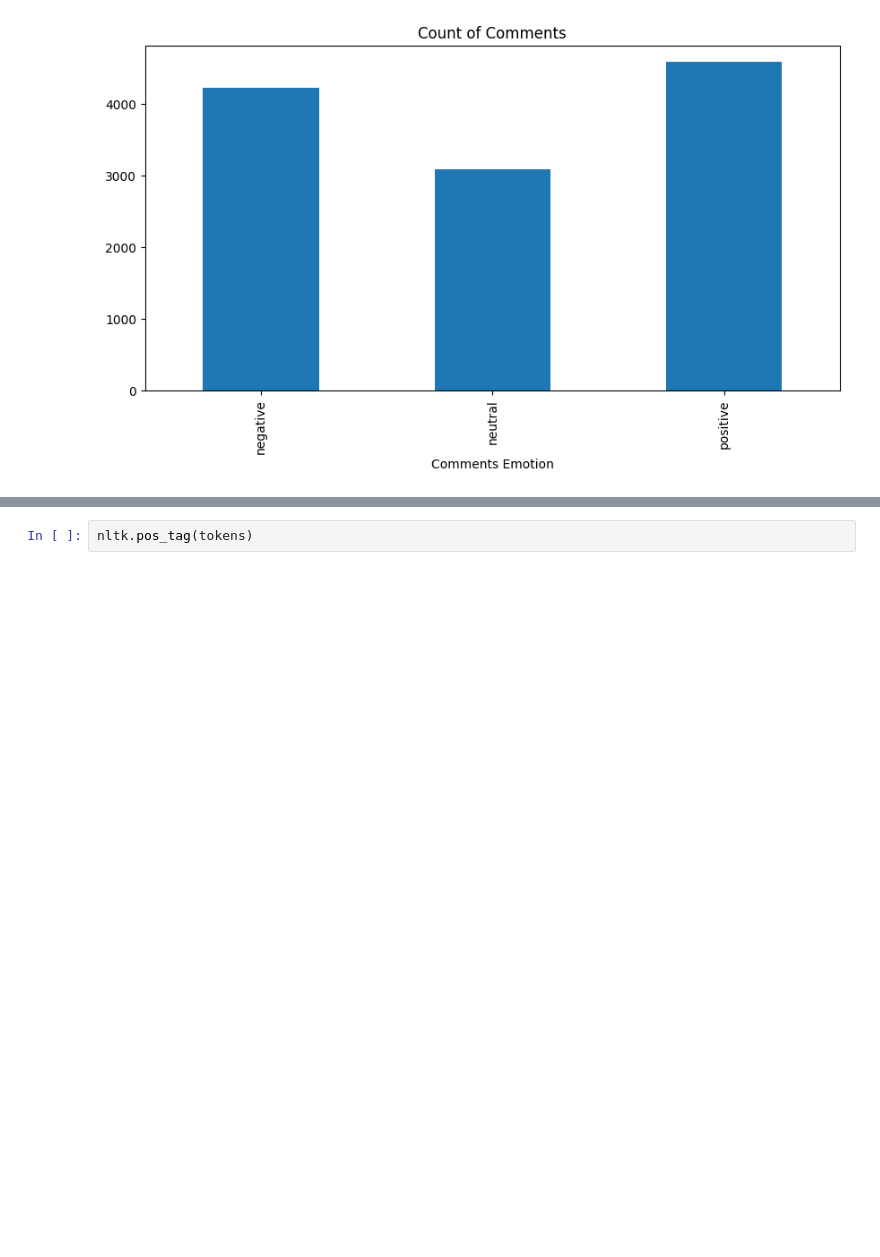
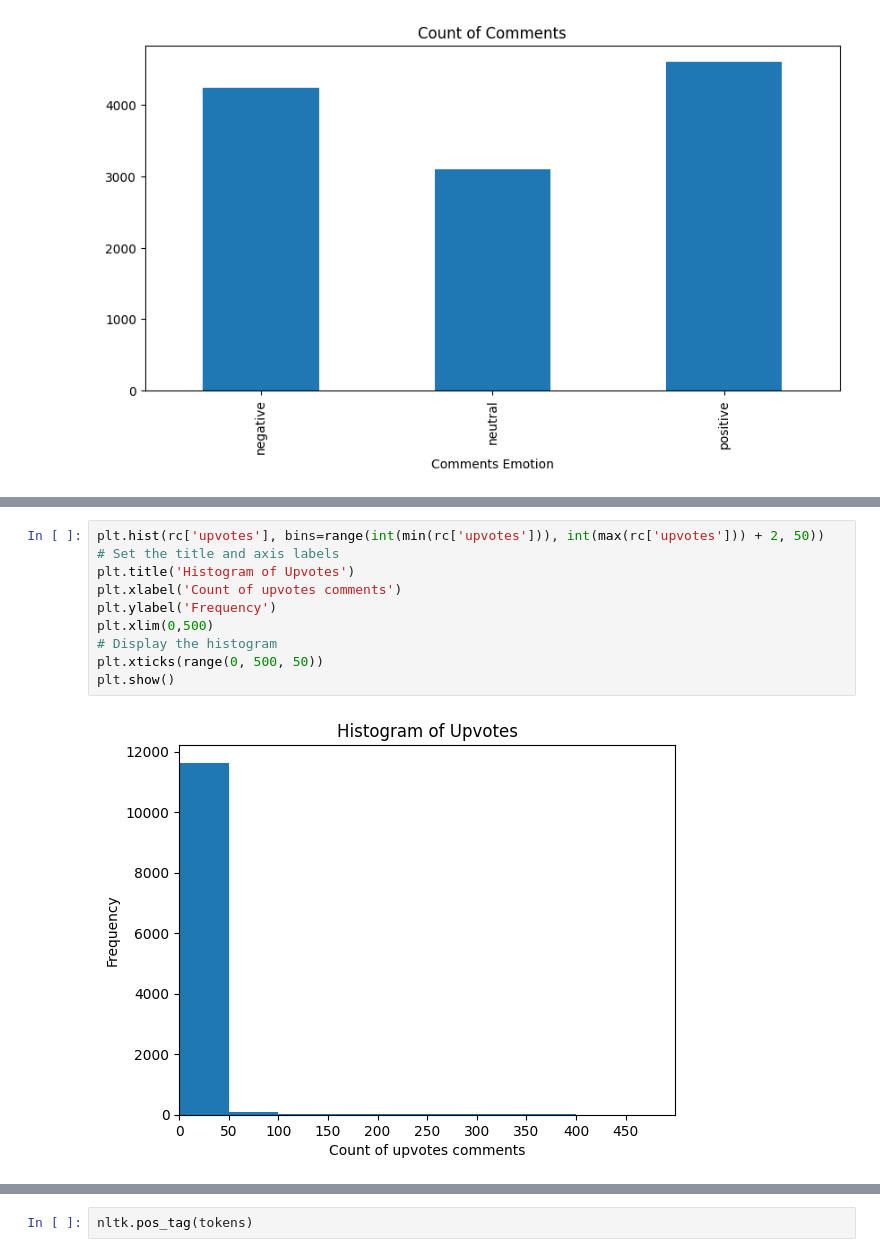
Before and after one commit to WilliamLu1999/Data-ML-Projects, a Jupyter notebook: reddit_api_sentiment_analysis_spark.ipynb, the cells around one changed output, grey strips where cells are left out. Cells and saved outputs as stored; diff of their text form; blank space fills up the shorter version.

```diff
--- a/reddit_api_sentiment_analysis_spark.ipynb
+++ b/reddit_api_sentiment_analysis_spark.ipynb
@@ -458 +371,13 @@ I am soo happy! {'neg': 0.0, 'neu': 0.334, 'pos': 0.666, 'compound': 0.6114}
+# %%
+plt.hist(rc['upvotes'], bins=range(int(min(rc['upvotes'])), int(max(rc['upvotes'])) + 2, 50))
+# Set the title and axis labels
+plt.title('Histogram of Upvotes')
+plt.xlabel('Count of upvotes comments')
+plt.ylabel('Frequency')
+plt.xlim(0,500)
+# Display the histogram
+plt.xticks(range(0, 500, 50))
+plt.show()
+# %% [output]
+[figure, added]
 # %%
```
Also changed, not shown: parts of 21 cells of this notebook.
